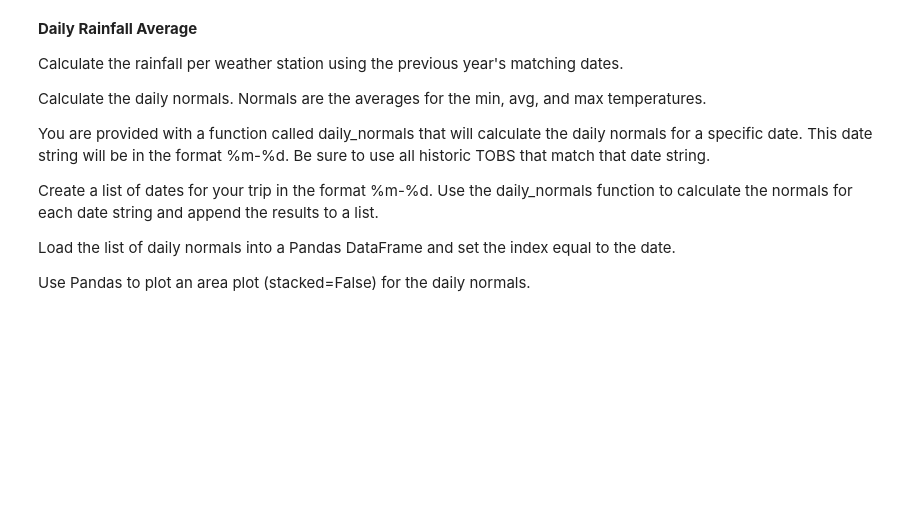
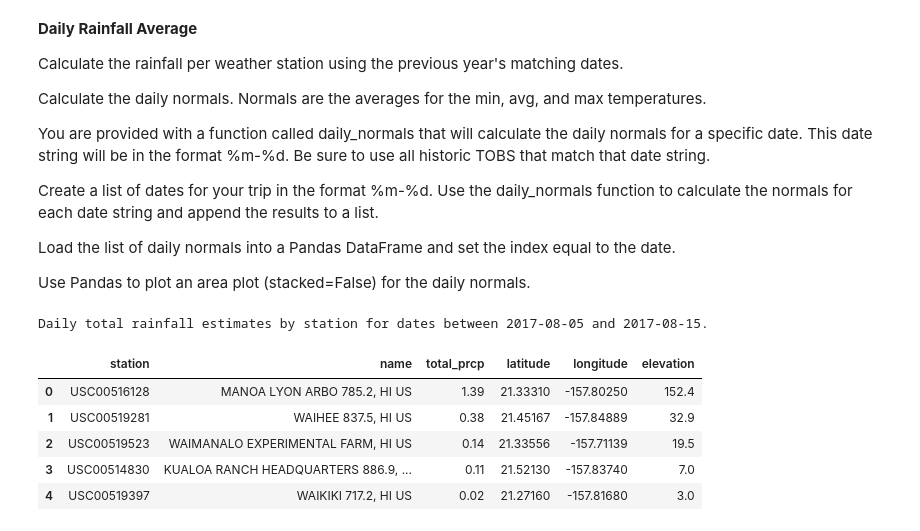
Before and after one commit to itsnameeta/sqlalchemy-challenge, a Jupyter notebook: climate.ipynb, the cells around one changed output. Cells and saved outputs as stored; diff of their text form; code cells hidden in the pictures; blank space fills up the shorter version.

```diff
--- a/climate.ipynb
+++ b/climate.ipynb
@@ -482,11 +482,32 @@ Use Pandas to plot an area plot (stacked=False) for the daily normals.
 # %%
 # Calculate the total amount of rainfall per weather station for your trip dates using the previous year's matching dates.
 # Sort this in descending order by precipitation amount and list the station, name, latitude, longitude, and elevation
 
-rainfallPerStation = session.query(Station.name, Measurement.station, func.sum(Measurement.prcp), Station.latitude, Station.longitude).group_by(Measurement.station).filter(Station.station == Measurement.station).filter(Measurement.date.between('2016-08-23', '2017-08-23')).all()
+total_prcp_by_st=(session.query(Measurement.station,Station.name,func.sum(Measurement.prcp),
+                                Station.latitude,Station.longitude,Station.elevation)
+                         .filter(Measurement.date >= start_date)
+                         .filter(Measurement.date <= end_date)
+                         .filter(Measurement.station == Station.station)
+                         .group_by(Measurement.station)
+                         .order_by(func.sum(Measurement.prcp)
+                         .desc())
+                         .all())
 
-rainfall_df = pd.DataFrame(rainfallPerStation, columns = ['Name', 'Station', 'Rainfall', 'Latitude', 'Longitude'])
-rainfall_df
+print(f'Daily total rainfall estimates by station for dates between {start_date} and {end_date}.')
+
+total_prcp_by_st_df = pd.DataFrame(total_prcp_by_st,
+                                 columns=['station','name',
+                                          'total_prcp','latitude',
+                                          'longitude','elevation'])
+total_prcp_by_st_df
+# %% [output]
+Daily total rainfall estimates by station for dates between 2017-08-05 and 2017-08-15.
+|  | station | name | total_prcp | latitude | longitude | elevation |
+| 0 | USC00516128 | MANOA LYON ARBO 785.2, HI US | 1.39 | 21.33310 | -157.80250 | 152.4 |
+| 1 | USC00519281 | WAIHEE 837.5, HI US | 0.38 | 21.45167 | -157.84889 | 32.9 |
+| 2 | USC00519523 | WAIMANALO EXPERIMENTAL FARM, HI US | 0.14 | 21.33556 | -157.71139 | 19.5 |
+| 3 | USC00514830 | KUALOA RANCH HEADQUARTERS 886.9, ... | 0.11 | 21.52130 | -157.83740 | 7.0 |
+| 4 | USC00519397 | WAIKIKI 717.2, HI US | 0.02 | 21.27160 | -157.81680 | 3.0 |
 # %%
 # Create a query that will calculate the daily normals
 # (i.e. the averages for tmin, tmax, and tavg for all historic data matching a specific month and day)
```
Also changed, not shown: parts of 5 cells of this notebook, 1 other file.
